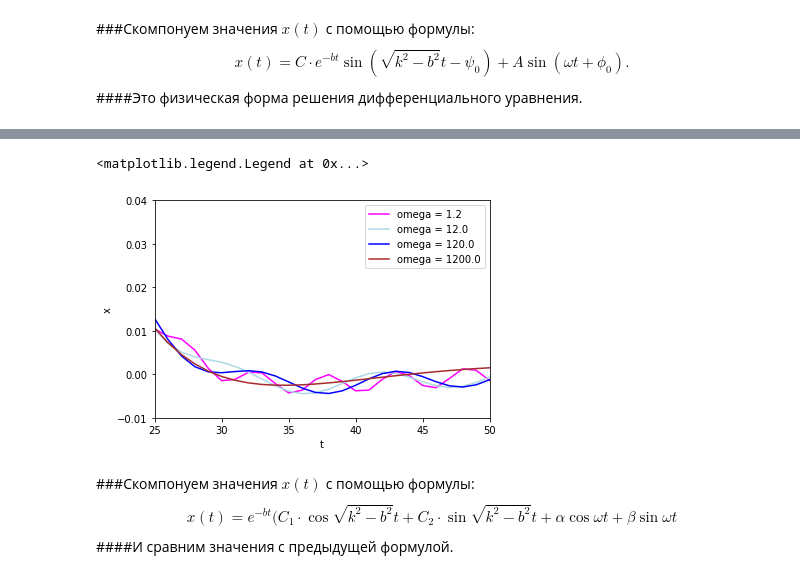
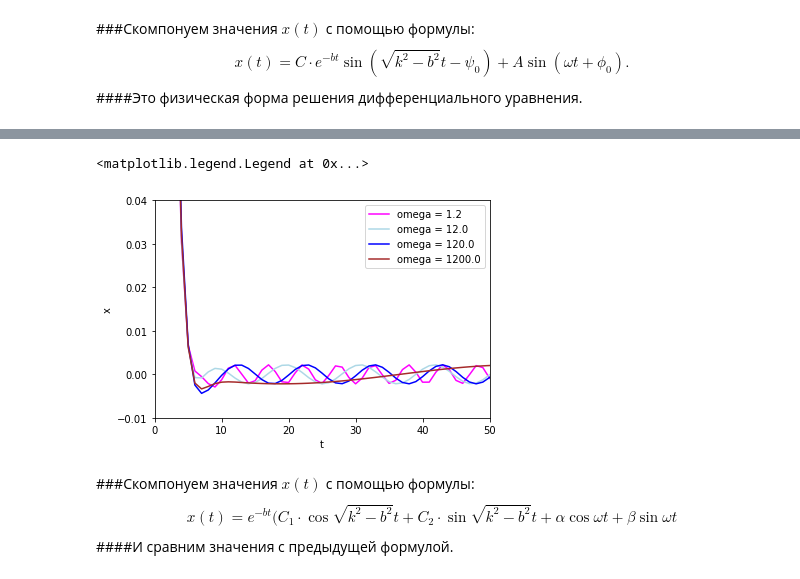
Before and after one commit to Viktory4121/Math_modeling, a Jupyter notebook: ИДЗ2.ipynb, the cells around one changed output, grey strips where cells are left out. Cells and saved outputs as stored; diff of their text form; code cells hidden in the pictures.

```diff
--- a/ИДЗ2.ipynb
+++ b/ИДЗ2.ipynb
@@ -62,7 +62,7 @@ c = c1 + c2
 print("c = ", c)
 
 #Аналогичным образом можно расчитать массу:
-m = m1 + m2 + m3
+m = m1 * m2 / (m1 + m2)
 print("m = ", m)
 
 #Статическое удлинение пружины:
@@ -204,19 +204,19 @@ ax.legend()
 # %%
 fig, ax = plt.subplots()
 ax.set_title("Разные значения omega")
-ax = plt.axes(xlim=(25, 50.0), ylim=(-0.01, 0.04))
+ax = plt.axes(xlim=(0, 50.0), ylim=(-0.01, 0.04))
 ax.set_xlabel('t')
 ax.set_ylabel('x')
 #fun(t, 0, 0.1, 0.1, 1, "black", "omega = 0")
 #fun(t, 1, 0.1, 0.1, 1, "darkblue", "omega = 1")
 fun(t, omega / 10.0, 0.1, 0.1, 1, "magenta", "omega = " + str(omega/10))
 fun(t, omega, 0.1, 0.1, 1, "lightblue", "omega = " + str(omega))
 fun(t, omega * 10.0, 0.1, 0.1, 1, "blue", "omega = " + str(omega*10))
 fun(t, omega * 100.0, 0.1, 0.1, 1, "brown", "omega = " + str(omega*100))
 ax.legend()
 # %% [output]
 <matplotlib.legend.Legend at 0x...>
-[figure, old version]
+[figure, new version]
 # %% [markdown]
 ###Скомпонуем значения $x(t)$ с помощью формулы:
 $$x(t)=e^{-bt} (C_1 \cdot \cos{\sqrt{k^2 - b^2}t} + C_2 \cdot \sin{\sqrt{k^2 - b^2}t} + \alpha \cos{\omega t} + \beta \sin{\omega t}$$
```
Also changed, not shown: parts of 6 cells of this notebook.
